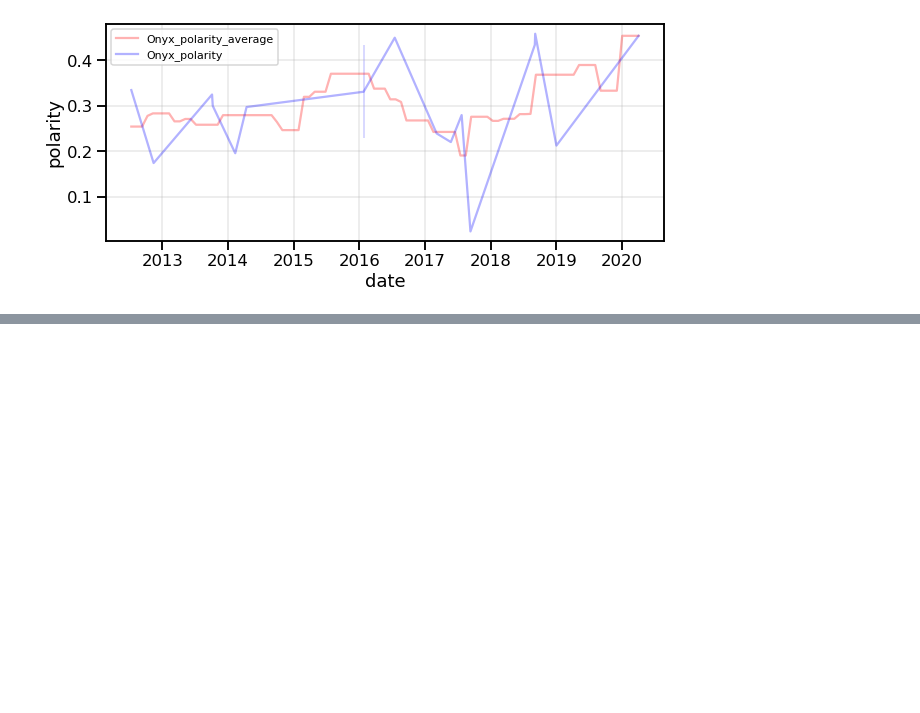
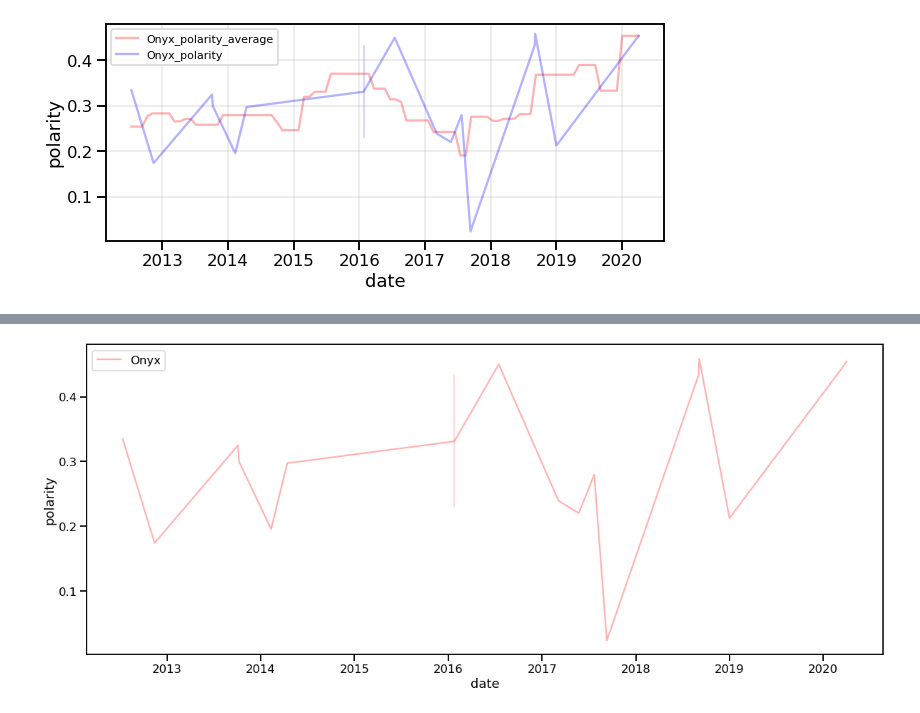
Before and after one commit to FarnazG/CodeReviews, a Jupyter notebook: NLP_Polarity.ipynb, the cells around one changed output, grey strips where cells are left out. Saved outputs shown, nothing was run; the diff lists cells and outputs as text; code cells hidden in the pictures; blank space fills up the shorter version.

```diff
--- a/NLP_Polarity.ipynb
+++ b/NLP_Polarity.ipynb
@@ -350,0 +376,6 @@ plt.show()
+# %%
+plt.figure(figsize=(20,8))
+sns.lineplot( x="date", y="polarity", data= w, color="red",alpha=0.3,label="Onyx")
+plt.show()
+# %% [output]
+[figure, added]
```
Also changed, not shown: parts of 5 cells of this notebook.
